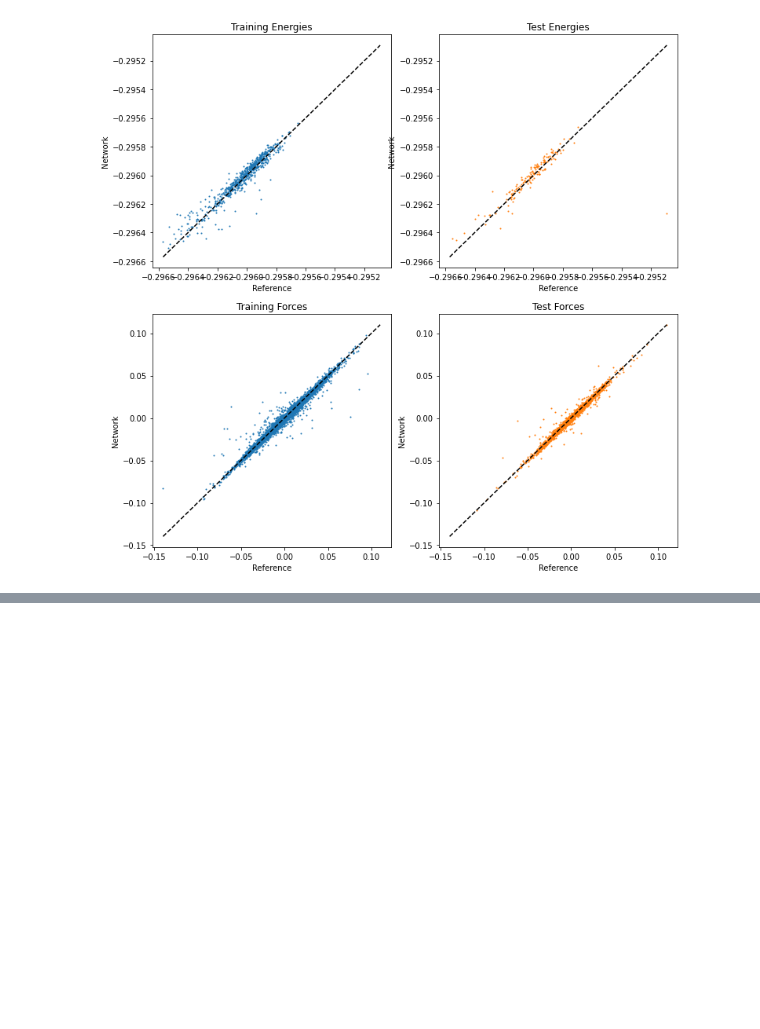
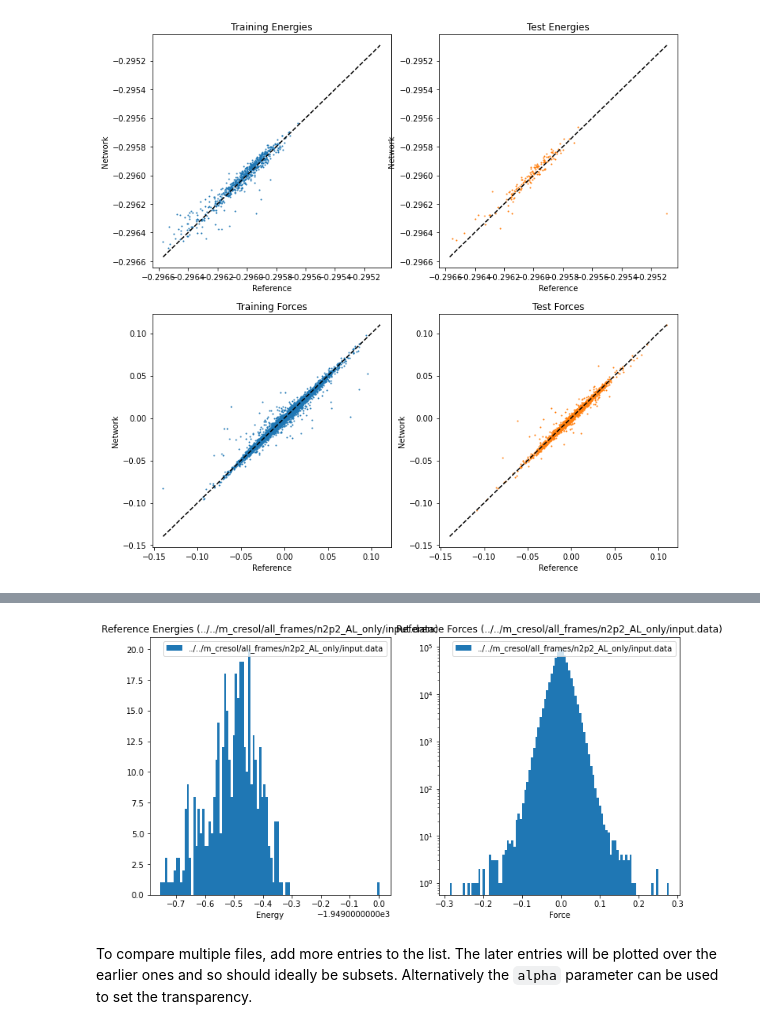
Before and after one commit to stfc/janus, a Jupyter notebook: examples/example_directory/scripts/visualise.ipynb, the cells around one changed output, grey strips where cells are left out. Drawn from its saved outputs; the diff is of its cells as text; code cells hidden in the pictures; blank space fills up the shorter version.

```diff
--- a/examples/example_directory/scripts/visualise.ipynb
+++ b/examples/example_directory/scripts/visualise.ipynb
@@ -36,0 +47,14 @@ vis.plot_epoch(n2p2_directory=n2p2_directory, epoch=10, subsample_forces=100)
+# %%
+vis.plot_data_histogram(
+    [
+        n2p2_directory + "/input.data",
+    ],
+    bins=100,
+    energy_scale="linear",
+    force_scale="log",
+    alpha=1.
+)
+# %% [output]
+[figure, added]
+# %% [markdown]
+To compare multiple files, add more entries to the list. The later entries will be plotted over the earlier ones and so should ideally be subsets. Alternatively the `alpha` parameter can be used to set the transparency.
```
Also changed, not shown: parts of 7 cells of this notebook, 52 other files.
